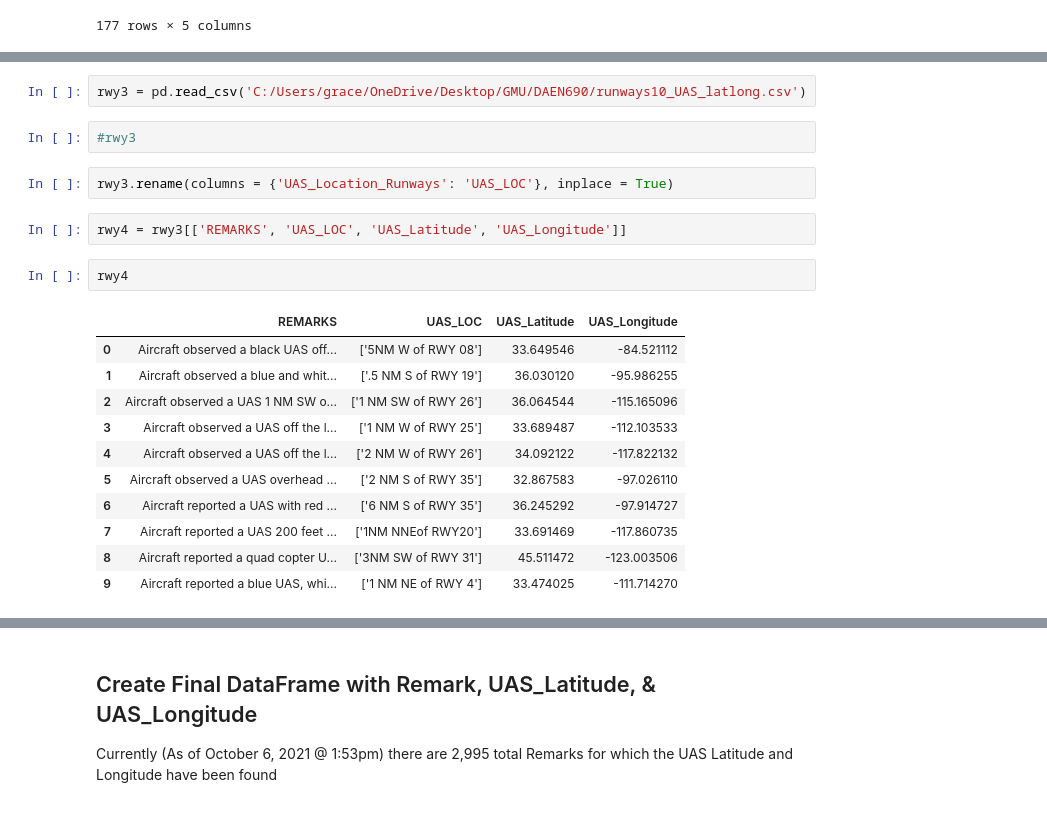
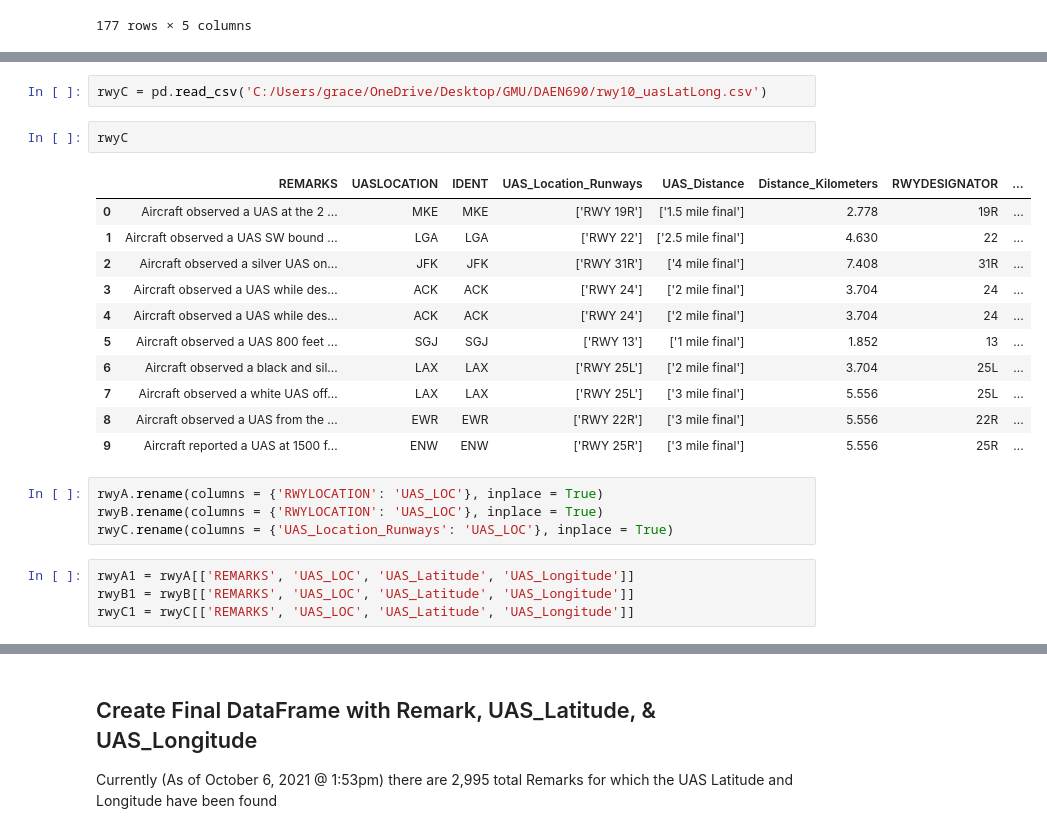
Before and after one commit to LexMG/DAEN690-FAA-UAS, a Jupyter notebook: Completed_UAS_Locations.ipynb, the cells around one changed output, grey strips where cells are left out. Saved outputs shown, nothing was run; the diff lists cells and outputs as text.

```diff
--- a/Completed_UAS_Locations.ipynb
+++ b/Completed_UAS_Locations.ipynb
@@ -205,22 +145,24 @@ Hit on by 'XX NM dir XXX' regular expression
 # %%
-rwy3 = pd.read_csv('C:/Users/grace/OneDrive/Desktop/GMU/DAEN690/runways10_UAS_latlong.csv')
+rwyC = pd.read_csv('C:/Users/grace/OneDrive/Desktop/GMU/DAEN690/rwy10_uasLatLong.csv')
-# %%
-#rwy3
-# %%
-rwy3.rename(columns = {'UAS_Location_Runways': 'UAS_LOC'}, inplace = True)
-# %%
-rwy4 = rwy3[['REMARKS', 'UAS_LOC', 'UAS_Latitude', 'UAS_Longitude']]
-# %%
-rwy4
-# %% [output]
-|  | REMARKS | UAS_LOC | UAS_Latitude | UAS_Longitude |
-| 0 | Aircraft observed a black UAS off... | ['5NM W of RWY 08'] | 33.649546 | -84.521112 |
-| 1 | Aircraft observed a blue and whit... | ['.5 NM S of RWY 19'] | 36.030120 | -95.986255 |
-| 2 | Aircraft observed a UAS 1 NM SW o... | ['1 NM SW of RWY 26'] | 36.064544 | -115.165096 |
-| 3 | Aircraft observed a UAS off the l... | ['1 NM W of RWY 25'] | 33.689487 | -112.103533 |
-| 4 | Aircraft observed a UAS off the l... | ['2 NM W of RWY 26'] | 34.092122 | -117.822132 |
-| 5 | Aircraft observed a UAS overhead ... | ['2 NM S of RWY 35'] | 32.867583 | -97.026110 |
-| 6 | Aircraft reported a UAS with red ... | ['6 NM S of RWY 35'] | 36.245292 | -97.914727 |
-| 7 | Aircraft reported a UAS 200 feet ... | ['1NM NNEof RWY20'] | 33.691469 | -117.860735 |
-| 8 | Aircraft reported a quad copter U... | ['3NM SW of RWY 31'] | 45.511472 | -123.003506 |
-| 9 | Aircraft reported a blue UAS, whi... | ['1 NM NE of RWY 4'] | 33.474025 | -111.714270 |
+# %%
+rwyC
+# %% [output]
+|  | REMARKS | UASLOCATION | IDENT | UAS_Location_Runways | UAS_Distance | Distance_Kilometers | RWYDESIGNATOR | ... |
+| 0 | Aircraft observed a UAS at the 2 ... | MKE | MKE | ['RWY 19R'] | ['1.5 mile final'] | 2.778 | 19R | ... |
+| 1 | Aircraft observed a UAS SW bound ... | LGA | LGA | ['RWY 22'] | ['2.5 mile final'] | 4.630 | 22 | ... |
+| 2 | Aircraft observed a silver UAS on... | JFK | JFK | ['RWY 31R'] | ['4 mile final'] | 7.408 | 31R | ... |
+| 3 | Aircraft observed a UAS while des... | ACK | ACK | ['RWY 24'] | ['2 mile final'] | 3.704 | 24 | ... |
+| 4 | Aircraft observed a UAS while des... | ACK | ACK | ['RWY 24'] | ['2 mile final'] | 3.704 | 24 | ... |
+| 5 | Aircraft observed a UAS 800 feet ... | SGJ | SGJ | ['RWY 13'] | ['1 mile final'] | 1.852 | 13 | ... |
+| 6 | Aircraft observed a black and sil... | LAX | LAX | ['RWY 25L'] | ['2 mile final'] | 3.704 | 25L | ... |
+| 7 | Aircraft observed a white UAS off... | LAX | LAX | ['RWY 25L'] | ['3 mile final'] | 5.556 | 25L | ... |
+| 8 | Aircraft observed a UAS from the ... | EWR | EWR | ['RWY 22R'] | ['3 mile final'] | 5.556 | 22R | ... |
+| 9 | Aircraft reported a UAS at 1500 f... | ENW | ENW | ['RWY 25R'] | ['3 mile final'] | 5.556 | 25R | ... |
+# %%
+rwyA.rename(columns = {'RWYLOCATION': 'UAS_LOC'}, inplace = True)
+rwyB.rename(columns = {'RWYLOCATION': 'UAS_LOC'}, inplace = True)
+rwyC.rename(columns = {'UAS_Location_Runways': 'UAS_LOC'}, inplace = True)
+# %%
+rwyA1 = rwyA[['REMARKS', 'UAS_LOC', 'UAS_Latitude', 'UAS_Longitude']]
+rwyB1 = rwyB[['REMARKS', 'UAS_LOC', 'UAS_Latitude', 'UAS_Longitude']]
+rwyC1 = rwyC[['REMARKS', 'UAS_LOC', 'UAS_Latitude', 'UAS_Longitude']]
```
Also changed, not shown: parts of 33 cells of this notebook, 1 other file.
